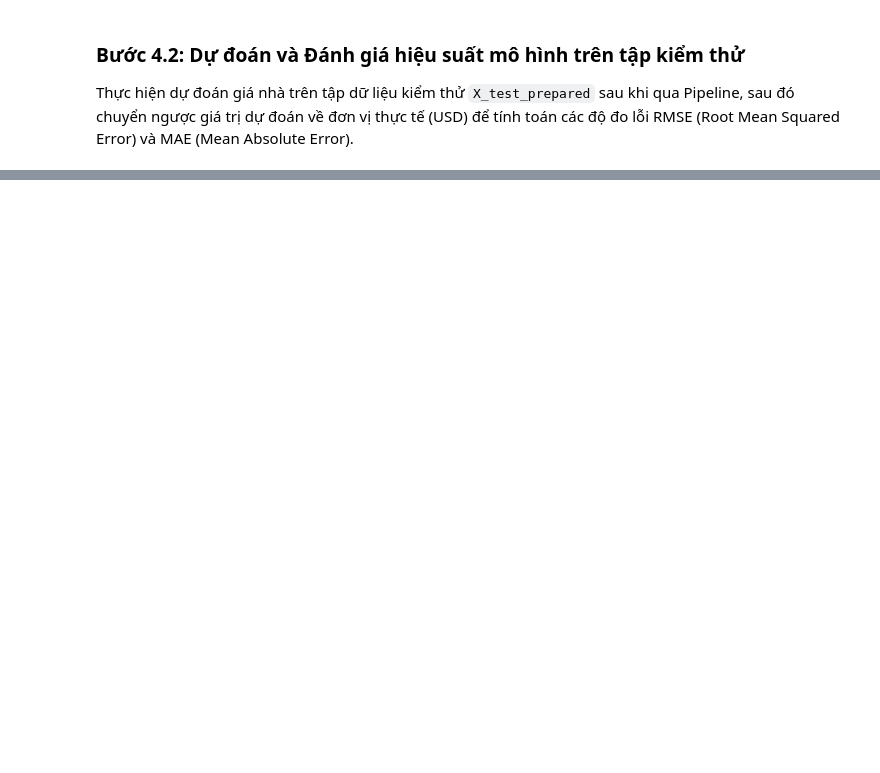
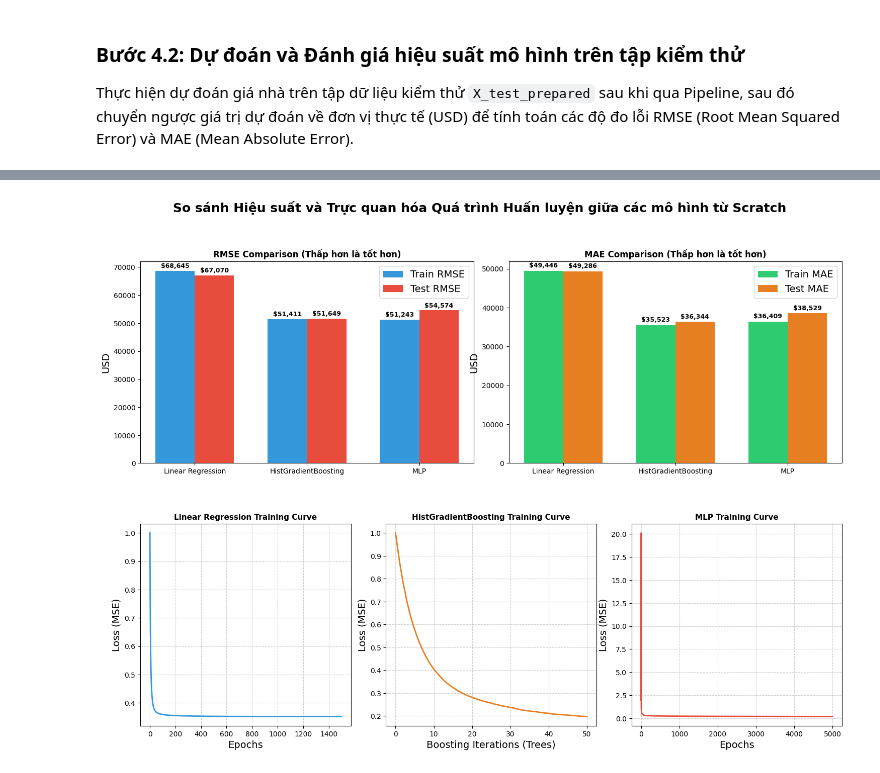
Before and after one commit to QuangManhAI/MLP-Machine-learning-lab04, a Jupyter notebook: notebooks/lab04.ipynb, the cells around one changed output, grey strips where cells are left out. Saved outputs shown, nothing was run; the diff lists cells and outputs as text; code cells hidden in the pictures; blank space fills up the shorter version.

```diff
--- a/notebooks/lab04.ipynb
+++ b/notebooks/lab04.ipynb
@@ -449,0 +580,79 @@ MAE thực tế : $37,931.45 USD
+# %%
+import matplotlib.pyplot as plt
+import seaborn as sns
+import numpy as np
+
+# Prepare subplots
+fig = plt.figure(figsize=(18, 12))
+fig.suptitle("So sánh Hiệu suất và Trực quan hóa Quá trình Huấn luyện giữa các mô hình từ Scratch", fontsize=18, fontweight='bold')
+
+# Create a GridSpec layout: Row 1 has 2 columns (Bar charts), Row 2 has 3 columns (Training curves)
+gs = fig.add_gridspec(2, 6, hspace=0.3, wspace=0.4)
+
+ax_rmse = fig.add_subplot(gs[0, 0:3])
+ax_mae = fig.add_subplot(gs[0, 3:6])
+
+ax_curve_lr = fig.add_subplot(gs[1, 0:2])
+ax_curve_hgb = fig.add_subplot(gs[1, 2:4])
+ax_curve_mlp = fig.add_subplot(gs[1, 4:6])
+
+# ---- Row 1: Bar Charts ----
+models = ['Linear Regression', 'HistGradientBoosting', 'MLP']
+train_rmse = [rmse_train_lr, rmse_train_hgb, rmse_train_mlp]
+test_rmse = [rmse_lr, rmse_hgb, rmse_mlp]
+
+train_mae = [mae_train_lr, mae_train_hgb, mae_train_mlp]
+test_mae = [mae_lr, mae_hgb, mae_mlp]
+
+x = np.arange(len(models))
+width = 0.35
+
+# RMSE Bar Chart
+ax_rmse.bar(x - width/2, train_rmse, width, label='Train RMSE', color='#3498db')
+ax_rmse.bar(x + width/2, test_rmse, width, label='Test RMSE', color='#e74c3c')
+ax_rmse.set_title("RMSE Comparison (Thấp hơn là tốt hơn)", fontsize=12, fontweight='bold')
+ax_rmse.set_xticks(x)
+ax_rmse.set_xticklabels(models)
+ax_rmse.set_ylabel("USD")
+ax_rmse.legend()
+for i in range(len(models)):
+    ax_rmse.text(i - width/2, train_rmse[i] + 500, f"${train_rmse[i]:,.0f}", ha='center', va='bottom', fontsize=9, fontweight='bold')
+    ax_rmse.text(i + width/2, test_rmse[i] + 500, f"${test_rmse[i]:,.0f}", ha='center', va='bottom', fontsize=9, fontweight='bold')
+
+# MAE Bar Chart
+ax_mae.bar(x - width/2, train_mae, width, label='Train MAE', color='#2ecc71')
+ax_mae.bar(x + width/2, test_mae, width, label='Test MAE', color='#e67e22')
+ax_mae.set_title("MAE Comparison (Thấp hơn là tốt hơn)", fontsize=12, fontweight='bold')
+ax_mae.set_xticks(x)
+ax_mae.set_xticklabels(models)
+ax_mae.set_ylabel("USD")
+ax_mae.legend()
+for i in range(len(models)):
+    ax_mae.text(i - width/2, train_mae[i] + 500, f"${train_mae[i]:,.0f}", ha='center', va='bottom', fontsize=9, fontweight='bold')
+    ax_mae.text(i + width/2, test_mae[i] + 500, f"${test_mae[i]:,.0f}", ha='center', va='bottom', fontsize=9, fontweight='bold')
+
+# ---- Row 2: Training Curves ----
+# 1. Linear Regression Curve
+ax_curve_lr.plot(lr_model.loss_history, color='#3498db', linewidth=2)
+ax_curve_lr.set_title("Linear Regression Training Curve", fontsize=11, fontweight='bold')
+ax_curve_lr.set_xlabel("Epochs")
+ax_curve_lr.set_ylabel("Loss (MSE)")
+ax_curve_lr.grid(True, linestyle='--', alpha=0.6)
+
+# 2. HistGradientBoosting Curve
+ax_curve_hgb.plot(hgb_model.loss_history, color='#e67e22', linewidth=2)
+ax_curve_hgb.set_title("HistGradientBoosting Training Curve", fontsize=11, fontweight='bold')
+ax_curve_hgb.set_xlabel("Boosting Iterations (Trees)")
+ax_curve_hgb.set_ylabel("Loss (MSE)")
+ax_curve_hgb.grid(True, linestyle='--', alpha=0.6)
+
+# 3. MLP Curve
+ax_curve_mlp.plot(mlp.loss_history, color='#e74c3c', linewidth=2)
+ax_curve_mlp.set_title("MLP Training Curve", fontsize=11, fontweight='bold')
+ax_curve_mlp.set_xlabel("Epochs")
+ax_curve_mlp.set_ylabel("Loss (MSE)")
+ax_curve_mlp.grid(True, linestyle='--', alpha=0.6)
+
+plt.show()
+# %% [output]
+[figure, added]
```
Also changed, not shown: parts of 11 cells of this notebook, 5 other files.
